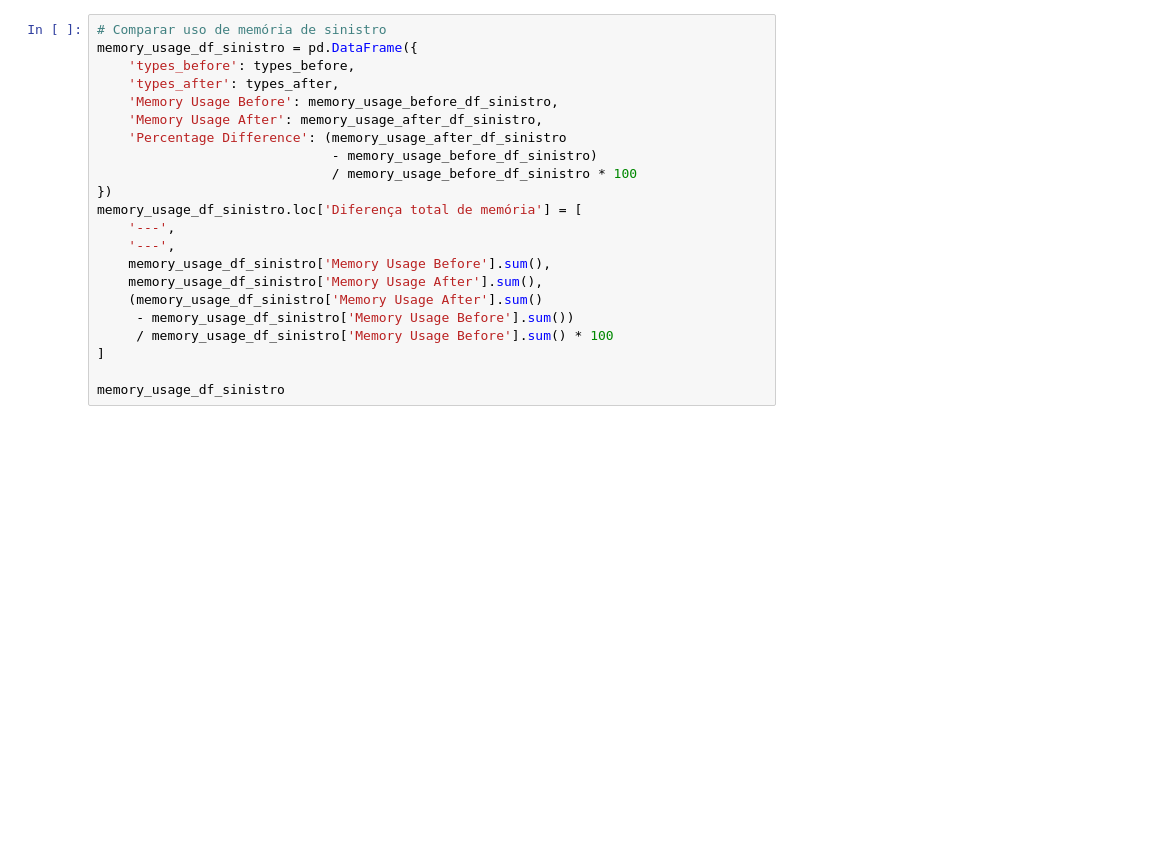
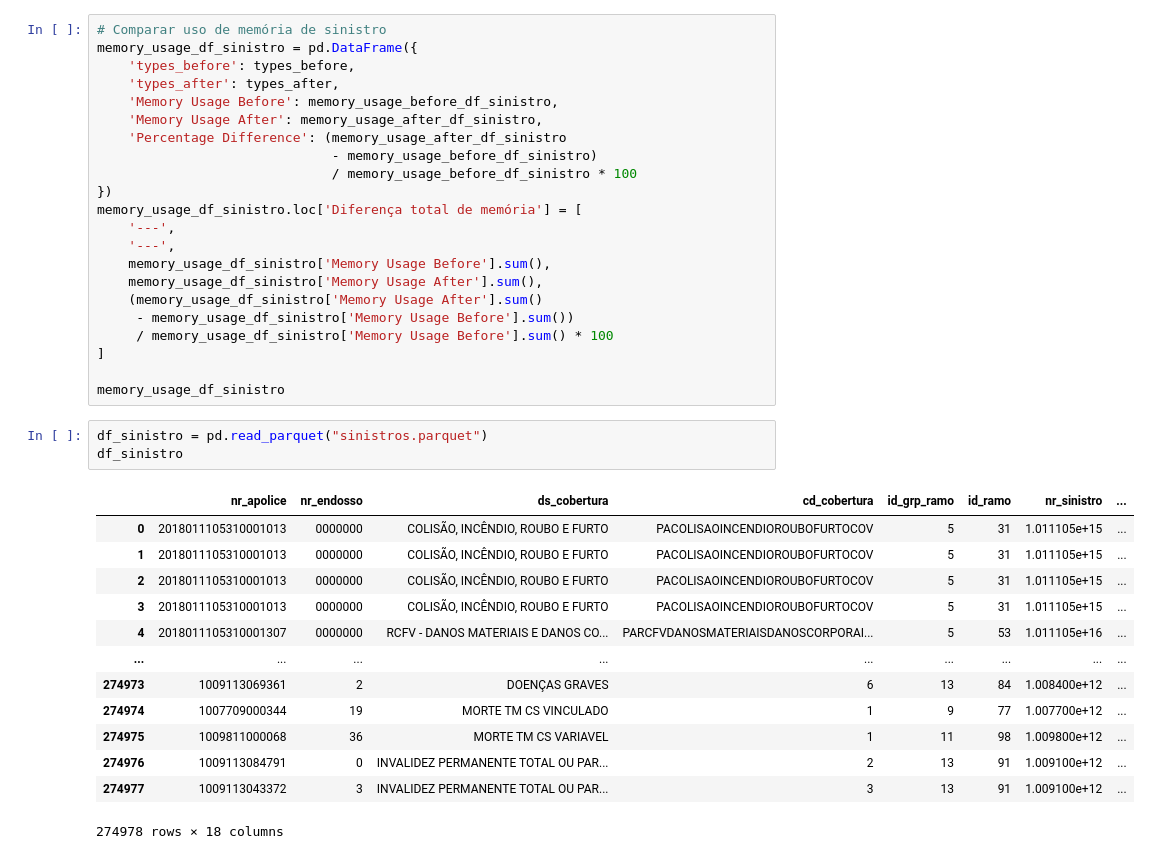
Before and after one commit to FernandoPedriali/analise_dados, a Jupyter notebook: analise_dados.ipynb, the cells around one changed output. Drawn from its saved outputs; the diff is of its cells as text; blank space fills up the shorter version.

```diff
--- a/analise_dados.ipynb
+++ b/analise_dados.ipynb
@@ -283,3 +322,20 @@ memory_usage_df_sinistro.loc['Diferença total de memória'] = [
 ]
 
 memory_usage_df_sinistro
+# %%
+df_sinistro = pd.read_parquet("sinistros.parquet")
+df_sinistro
+# %% [output]
+|  | nr_apolice | nr_endosso | ds_cobertura | cd_cobertura | id_grp_ramo | id_ramo | nr_sinistro | ... |
+| 0 | 2018011105310001013 | 0000000 | COLISÃO, INCÊNDIO, ROUBO E FURTO | PACOLISAOINCENDIOROUBOFURTOCOV | 5 | 31 | 1.011105e+15 | ... |
+| 1 | 2018011105310001013 | 0000000 | COLISÃO, INCÊNDIO, ROUBO E FURTO | PACOLISAOINCENDIOROUBOFURTOCOV | 5 | 31 | 1.011105e+15 | ... |
+| 2 | 2018011105310001013 | 0000000 | COLISÃO, INCÊNDIO, ROUBO E FURTO | PACOLISAOINCENDIOROUBOFURTOCOV | 5 | 31 | 1.011105e+15 | ... |
+| 3 | 2018011105310001013 | 0000000 | COLISÃO, INCÊNDIO, ROUBO E FURTO | PACOLISAOINCENDIOROUBOFURTOCOV | 5 | 31 | 1.011105e+15 | ... |
+| 4 | 2018011105310001307 | 0000000 | RCFV - DANOS MATERIAIS E DANOS CO... | PARCFVDANOSMATERIAISDANOSCORPORAI... | 5 | 53 | 1.011105e+16 | ... |
+| ... | ... | ... | ... | ... | ... | ... | ... | ... |
+| 274973 | 1009113069361 | 2 | DOENÇAS GRAVES | 6 | 13 | 84 | 1.008400e+12 | ... |
+| 274974 | 1007709000344 | 19 | MORTE TM CS VINCULADO | 1 | 9 | 77 | 1.007700e+12 | ... |
+| 274975 | 1009811000068 | 36 | MORTE TM CS VARIAVEL | 1 | 11 | 98 | 1.009800e+12 | ... |
+| 274976 | 1009113084791 | 0 | INVALIDEZ PERMANENTE TOTAL OU PAR... | 2 | 13 | 91 | 1.009100e+12 | ... |
+| 274977 | 1009113043372 | 3 | INVALIDEZ PERMANENTE TOTAL OU PAR... | 3 | 13 | 91 | 1.009100e+12 | ... |
+274978 rows × 18 columns
```
Also changed, not shown: parts of 6 cells of this notebook, 5 other files.
